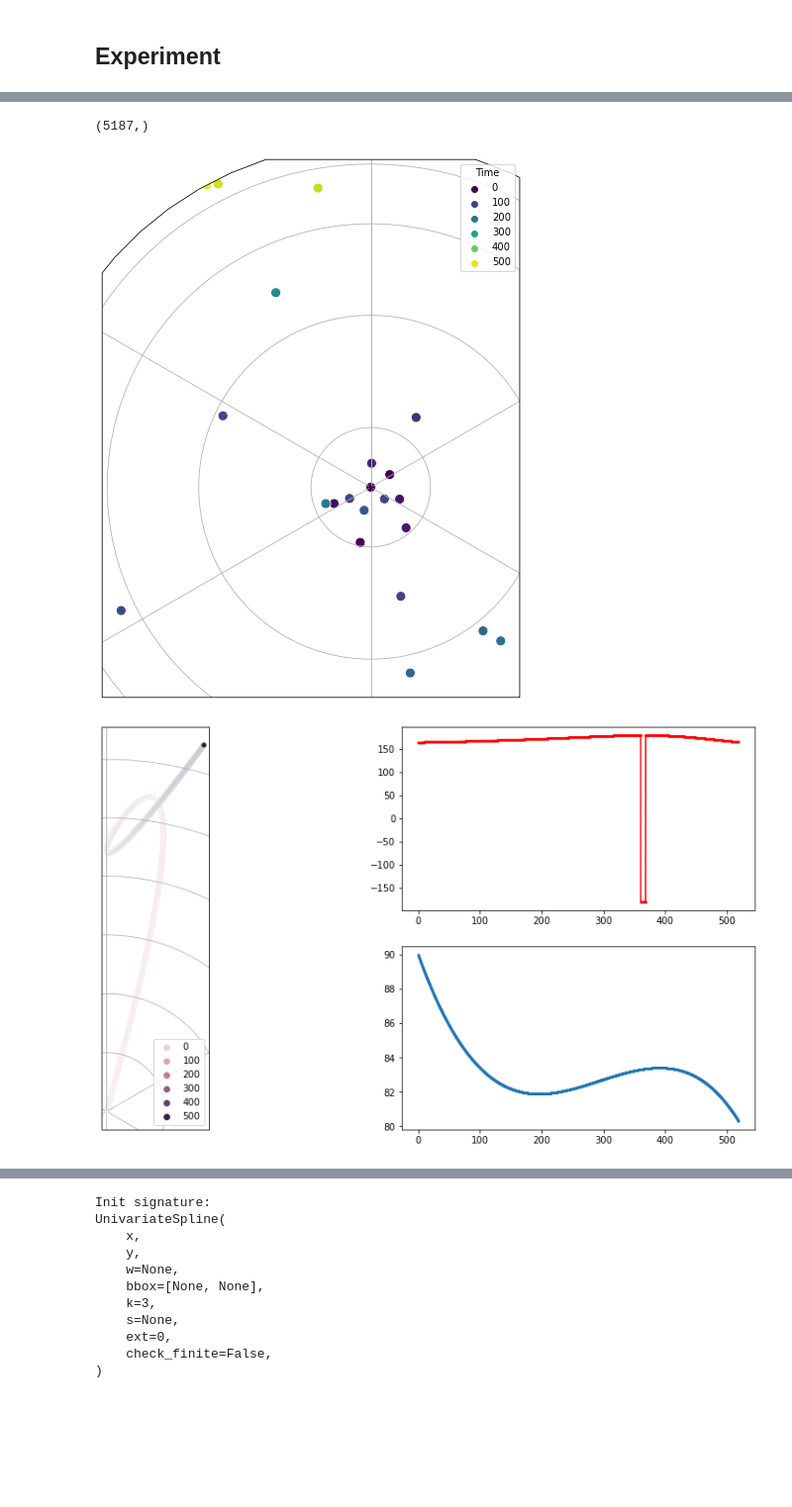
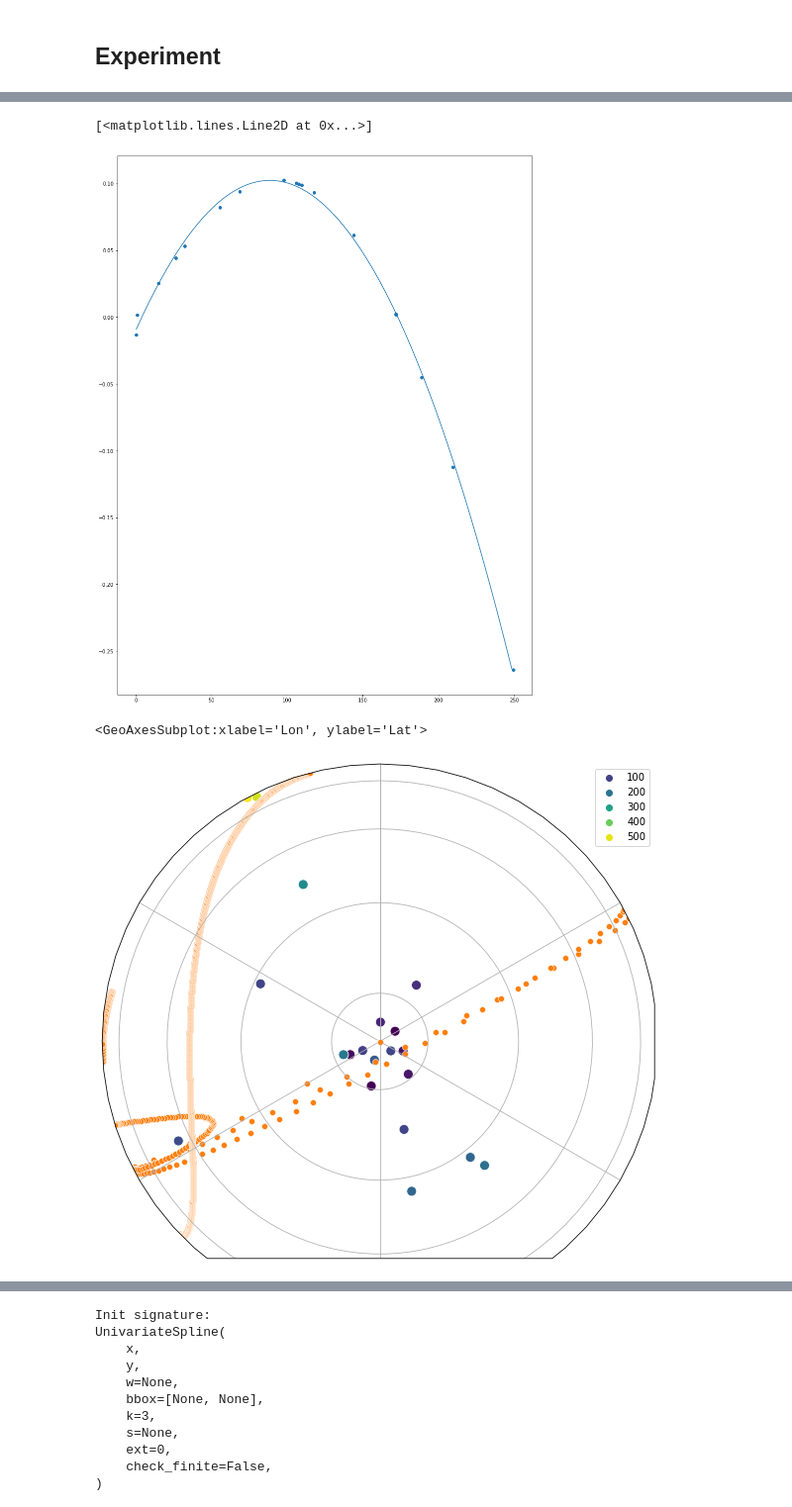
Before and after one commit to PolarWandering/PaleoStats, a Jupyter notebook: Spherical_Splines.ipynb, the cells around one changed output, grey strips where cells are left out. Shown at 99% size. Drawn from its saved outputs; the diff is of its cells as text; code cells hidden in the pictures; blank space fills up the shorter version.

```diff
--- a/Spherical_Splines.ipynb
+++ b/Spherical_Splines.ipynb
@@ -26,7 +26,7 @@ As an example, we are going to use the same example the authors use in the paper
 df = pd.read_csv('data/Jupp-etal-1987_dataset.csv', encoding="cp1254")
 
 # We also manually add a fixed point in the origin of coordinates
-df.loc[df.shape[0]] = ['Origin', 0, 90., 0]
+#df.loc[df.shape[0]] = ['Origin', 0, 90., 0]
 #df.at[24, 'Time'] = 470.0
 
 # In order to do splines, we need the time coordinate to be strictly increasing. This is a little bit annoying, so for now
@@ -34,7 +34,7 @@ df.loc[df.shape[0]] = ['Origin', 0, 90., 0]
 df = df.groupby(['Time']).first().reset_index()
 
 #df['Lat'] = 90 - df['Time'] * 0.1
-#df['Lon'] = df['Time'] * 0.05
+#df['Lon'] = df['Time'] * 0.5
 
 # Add cartesian coordinates
 df['x'] = df.apply(lambda row: spherical2cartesian([np.radians(row["Lat"]), np.radians(row.Lon)])[0], axis=1)
@@ -441,14 +387,29 @@ curve.plot()
 # %%
-n_iter = 2
-smoothing = 0.5
+n_iter = 4
+smoothing = 0.4
+precision = 0.001
+
+# We first define a curve with the values we have in the dataset
+curve_original = S2Curve(time_values=df.Time.values,
+                         knot_values=df[['x', 'y', 'z']].values)
+
+# and then we use it to construct a more finer curve
+#time_steps = np.unique(np.sort(np.concatenate([np.arange(0, df.Time.max(), params.delta), df.Time.values])))
+time_steps = np.arange(df.Time.min(), df.Time.max()-1, 0.01)
+knot_steps = np.array([curve_original.evaluate(t,0) for t in time_steps])
+
+curve = S2Curve(time_values=time_steps,
+                knot_values=knot_steps)
+
+
+all_curves = {}
 
 for _ in range(n_iter):
 
     print(_)
 
     ### Unroll curve ###
-    time, f_star, Rotation = unroll_curve(curve, delta_t=0.01)
-    break
+    time, f_star, Rotation = unroll_curve(curve, delta_t=precision)
     # Update rotation and f* from unrolling
     curve.update_rotation(Rotation)
     curve.update_unroll(f_star)
@@ -458,7 +419,6 @@ for _ in range(n_iter):
     ### Unroll points ###
     D_star = unroll_points(curve, df.Time.values, df[['x','y','z']].values)
     ### Fit Splines ###
-    #spl_x = UnivariateSpline(df.Time.values, D_star[:,0], k=3)
     spl_x = UnivariateSpline(df.Time.values, D_star[:,0], k=3, s=smoothing)
 
     spl_y = UnivariateSpline(df.Time.values, D_star[:,1], k=3, s=smoothing)
@@ -470,9 +430,9 @@ for _ in range(n_iter):
     # for some reason this has been done with ones instead of zeros...
     #curve = roll_curve(curve.time_values, np.array([X_, Y_, np.ones(X_.shape[0])]).T)
     print("Rollig the curve")
-    curve = roll_curve(curve.time_values, np.array([X_, Y_, np.zeros(X_.shape[0])]).T, delta_t=0.01)
+    curve = roll_curve(curve.time_values, np.array([X_, Y_, np.zeros(X_.shape[0])]).T, delta_t=precision)
 
-
+    all_curves[_] = curve
 
 curve.plot()
 # %% [output]
@@ -543,21 +458,28 @@ plt.plot(xs, yshat)
-# %%
-ts = np.concatenate([np.arange(curve.time_values[0], curve.time_values[-1], 0.1), curve.time_values])
-np.unique(ts).shape
-# %% [output]
-(5187,)
+# %%
+plt.scatter(df.Time.values, D_star[:,0] )
+plt.plot(curve.time_values, X_)
+# %% [output]
+[<matplotlib.lines.Line2D at 0x...>]
+[figure, added]
 # %%
+curve = all_curves[n_iter-2]
+
 plt.figure(figsize=(10,10))
 ax = plt.axes(projection=ccrs.Orthographic(central_latitude=90))
 
 #ax.coastlines()
 ax.gridlines()
 
 sns.scatterplot(ax=ax, x = df['Lon'], y = df['Lat'],
                 hue = df['Time'], s=100,
                 palette="viridis",
                 transform = ccrs.PlateCarree());
 
-curve.plot()
+knot_values_sph = cart2sph(curve.knot_values, radians=False)[::10,:]
+
+sns.scatterplot(ax=ax, x = knot_values_sph[:,0], y = knot_values_sph[:,1],
+                #hue = curve.time_values,
+                transform = ccrs.PlateCarree())
 # %% [output]
+<GeoAxesSubplot:xlabel='Lon', ylabel='Lat'>
-[figure, old version]
+[figure, new version]
-[figure, removed]
```
Also changed, not shown: parts of 25 cells of this notebook.
